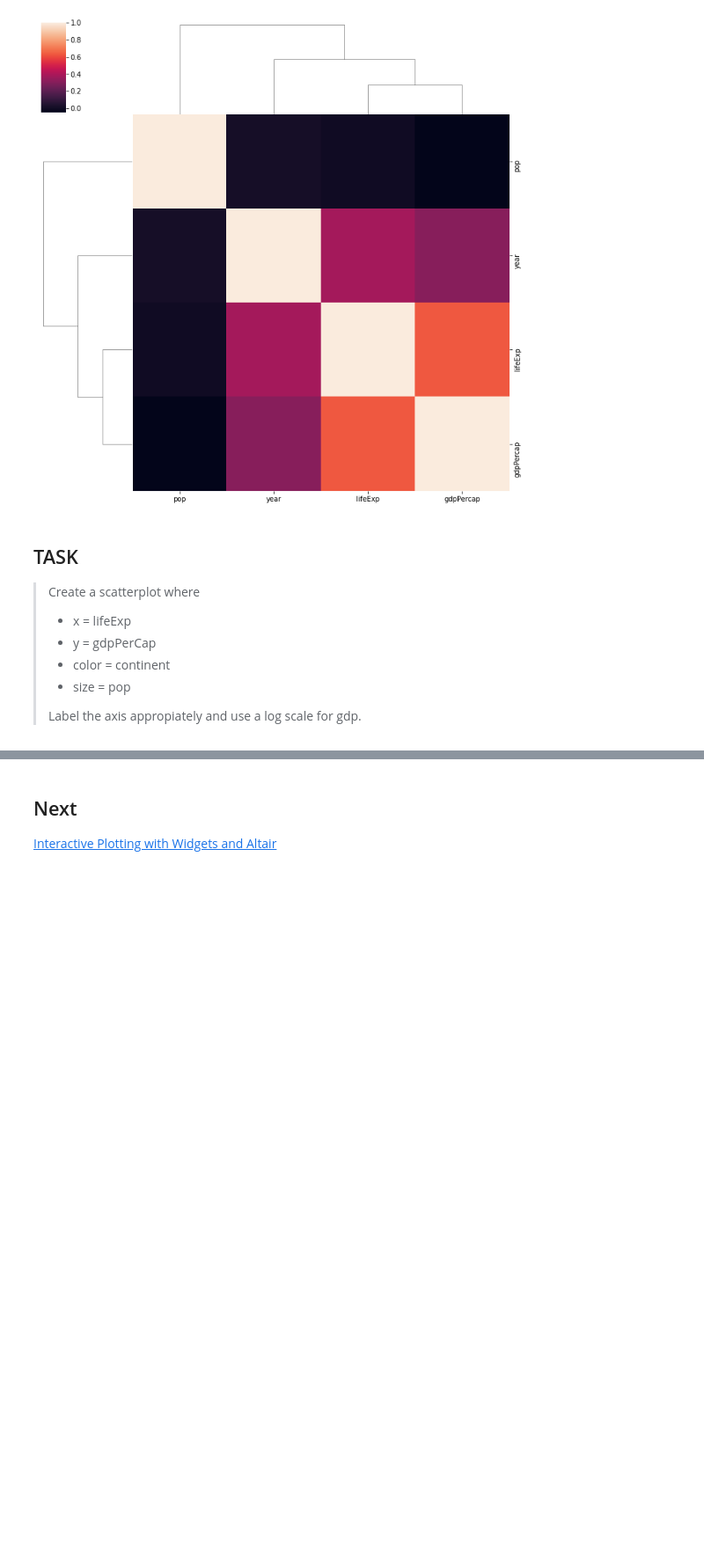
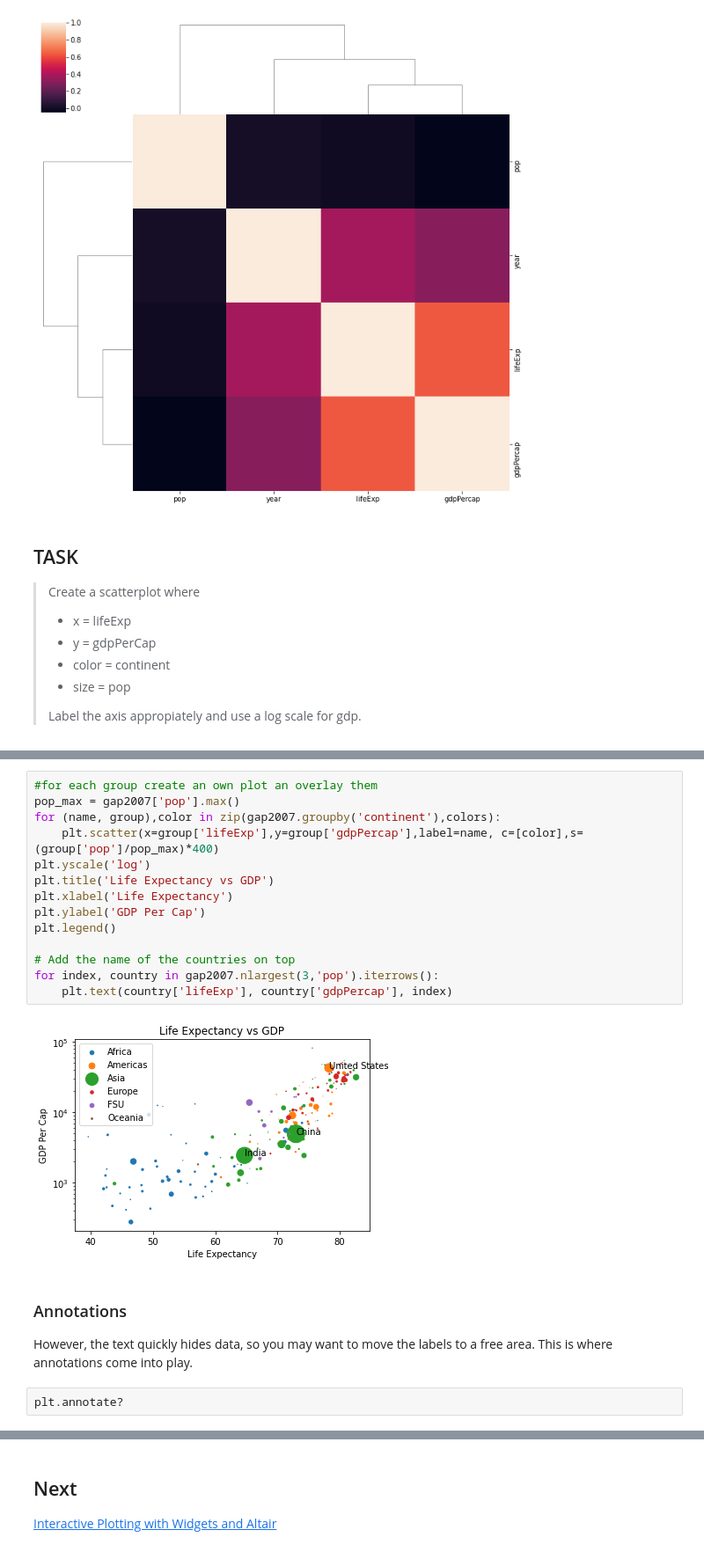
Before and after one commit to miguelazue/python-visualization-tutorial, a Jupyter notebook: 03_StaticPlotting.ipynb, the cells around one changed output, grey strips where cells are left out. Shown: that part at 88% size. Drawn from its saved outputs; the diff is of its cells as text; blank space fills up the shorter version.

Commit message:
Add matplotlib annotations to static plotting

```diff
--- a/03_StaticPlotting.ipynb
+++ b/03_StaticPlotting.ipynb
@@ -176,0 +193,22 @@ sns.clustermap(corrmat, square=True)
+# %%
+#for each group create an own plot an overlay them
+pop_max = gap2007['pop'].max()
+for (name, group),color in zip(gap2007.groupby('continent'),colors):
+    plt.scatter(x=group['lifeExp'],y=group['gdpPercap'],label=name, c=[color],s=(group['pop']/pop_max)*400)
+plt.yscale('log')
+plt.title('Life Expectancy vs GDP')
+plt.xlabel('Life Expectancy')
+plt.ylabel('GDP Per Cap')
+plt.legend()
+
+# Add the name of the countries on top
+for index, country in gap2007.nlargest(3,'pop').iterrows():
+    plt.text(country['lifeExp'], country['gdpPercap'], index)
+# %% [output]
+[figure, added]
+# %% [markdown]
+### Annotations
+However, the text quickly hides data, so you may want to move the labels to a free area.
+This is where annotations come into play.
+# %%
+plt.annotate?
```
Also changed, not shown: parts of 6 cells of this notebook.
